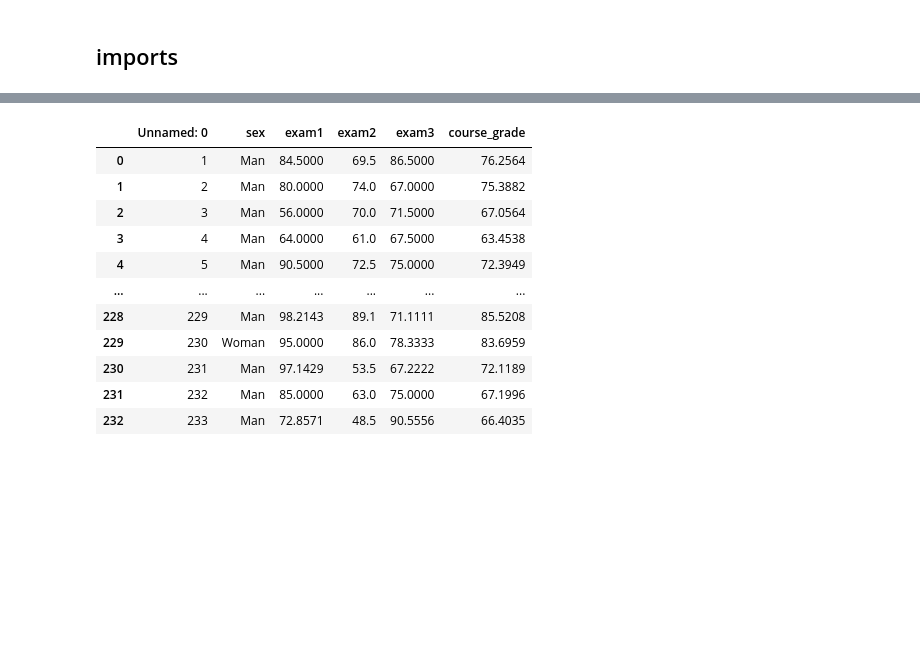
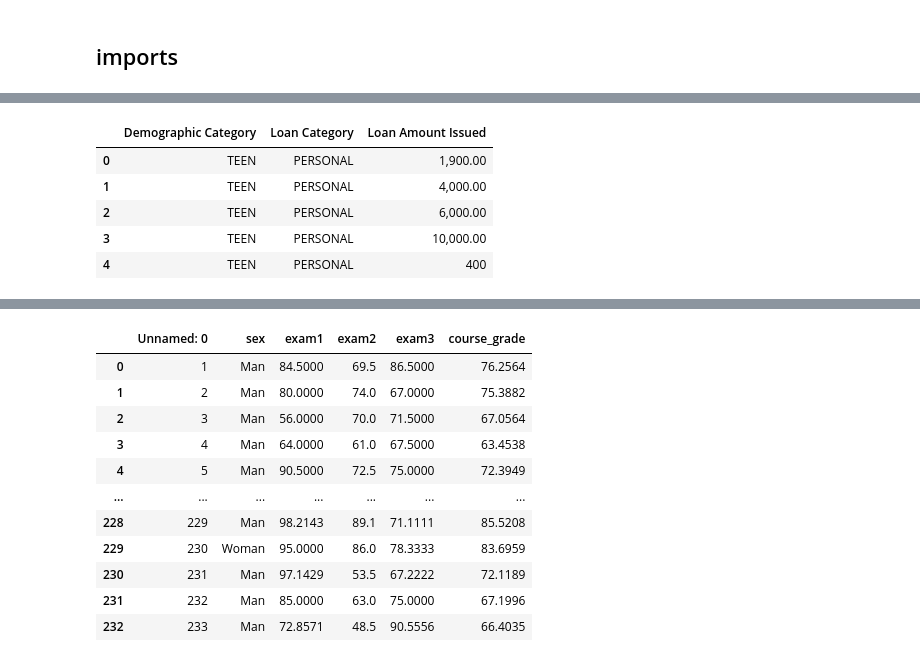
Before and after one commit to brendantipp/gmit_mls_2021, a Jupyter notebook: scipy-stats.ipynb, the cells around one changed output, grey strips where cells are left out. Saved outputs shown, nothing was run; the diff lists cells and outputs as text; code cells hidden in the pictures; blank space fills up the shorter version.

```diff
--- a/scipy-stats.ipynb
+++ b/scipy-stats.ipynb
@@ -51,0 +71,10 @@ import pandas as pd
+# %%
+#display on screen first 5 rows
+df.head()
+# %% [output]
+|  | Demographic Category | Loan Category | Loan Amount Issued |
+| 0 | TEEN | PERSONAL | 1,900.00 |
+| 1 | TEEN | PERSONAL | 4,000.00 |
+| 2 | TEEN | PERSONAL | 6,000.00 |
+| 3 | TEEN | PERSONAL | 10,000.00 |
+| 4 | TEEN | PERSONAL | 400 |
```
Also changed, not shown: parts of 8 cells of this notebook.
